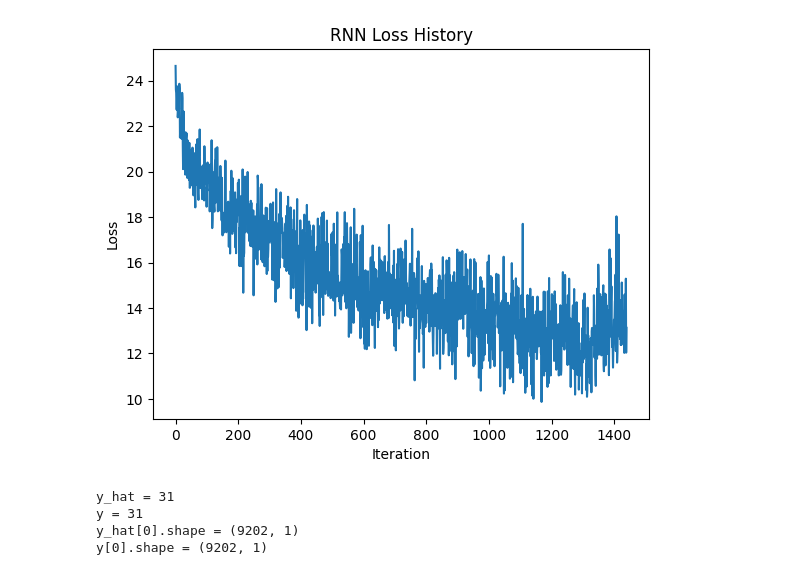
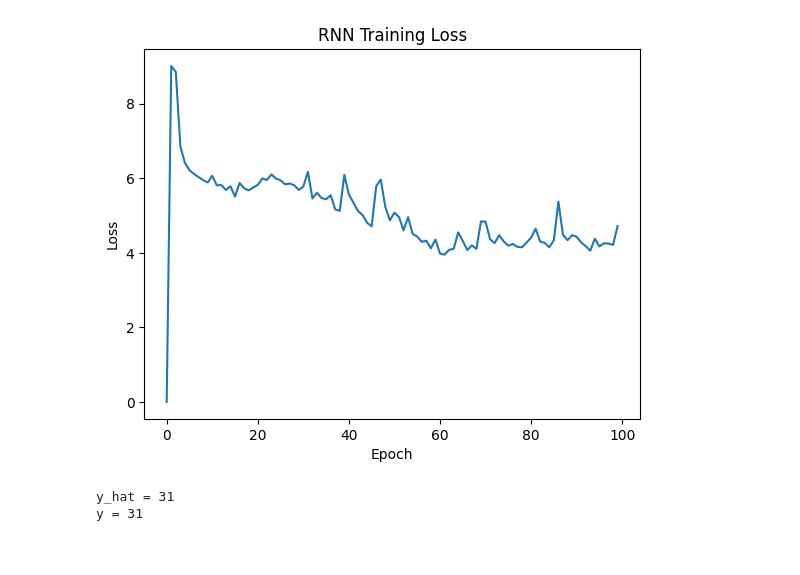
Before and after one commit to mngaonkar/micrograd, a Jupyter notebook: rnn-from-scratch.ipynb, the cells around one changed output. Saved outputs shown, nothing was run; the diff lists cells and outputs as text; code cells hidden in the pictures.

Commit message:
RNN training fixed

```diff
--- a/rnn-from-scratch.ipynb
+++ b/rnn-from-scratch.ipynb
@@ -139,3 +272,4 @@ corpus = Corpus(file_name='sign_of_four.txt')
 # %%
 # Create an RNN instance
-rnn = RNN(input_size=len(corpus.vocab), hidden_size=40, output_size=corpus.get_dim(), corpus=corpus)
+NUM_LAYERS = 6  # Number of layers in the RNN
+rnn = RNN(input_size=corpus.get_dim(), hidden_size=512, output_size=corpus.get_dim(), num_layers=NUM_LAYERS)
@@ -161,17 +276,27 @@ batch_data = corpus.get_batched_data(batch_size=SEQ_LENGTH)
+# %%
+SEQ_LENGTH = 8  # Length of each sequence
+batch_data = corpus.get_batched_data(batch_size=SEQ_LENGTH)
 # %%
+# Step forward and backward through the RNN
+
 train_data = next(batch_data)
 print(f"train_data input = {train_data[:SEQ_LENGTH-1]}")  # Exclude the last word for prediction
 print(f"train_data output = {train_data[1:SEQ_LENGTH]}")  # Exclude the first word for prediction
 
-y_hat = rnn.forward(train_data[:SEQ_LENGTH-1])
+xt = [mx.array(corpus.one_hot(x).T) for x in train_data[:SEQ_LENGTH-1]]
+print(f"xt shape = {len(xt)}")
+y_hat = rnn.forward(xt)
 
-# print(f"y_hat_words = {y_hat_words}")
-print(f"y_hat = {[corpus.one_hot_to_word(vector) for vector in y_hat.values()]}")  # Print the predicted outputs
+print(f"y_hat shape = {len(y_hat)}")
+# print(f"y_hat = {y_hat}")
+print(f"y_hat = {[corpus.one_hot_to_word(vector) for vector in y_hat]}")  # Print the predicted outputs
 
 # Calculate the loss
 y = [corpus.one_hot(word).T for word in train_data[1:SEQ_LENGTH]]
+print(f"y shape = {len(y[0])}")
 # loss_value = rnn.single_loss(list(y_hat.values())[-1], y[-1])
-loss_value = rnn.sequence_loss(list(y_hat.values()), y)
+loss_value = rnn.sequence_loss(y_hat, y)
+# loss_value = rnn.categorical_cross_entropy(list(y_hat.values()), y)
 print(f"Loss: {loss_value}")
 
 # Perform backward pass
@@ -179,5 +304,5 @@ rnn.zero_grad()
 rnn.backward(y)
 
 # Update weights
-rnn.step(learning_rate=0.1)
+rnn.step(learning_rate=0.005)
 # %% [output]
@@ -239,10 +369,13 @@ index = 1440, rnn_loss = 13.130086898803711
 # %%
-from matplotlib import pyplot as plt
-plt.plot(rnn_loss_history)
-plt.xlabel('Iteration')
+# Plot losses (convert to NumPy)
+import numpy as np
+import matplotlib.pyplot as plt
+np_losses = np.array([float(l) for l in rnn_loss_history])  # MLX to NumPy
+plt.plot(np_losses)
+plt.xlabel('Epoch')
 plt.ylabel('Loss')
-plt.title('RNN Loss History')
+plt.title('RNN Training Loss')
 plt.show()
 # %% [output]
-[figure, old version]
+[figure, new version]
 # %%
@@ -251,14 +385,9 @@ y = [corpus.one_hot(x).T for x in train_data[1:BATCH_SIZE]]
 # %%
 print(f"y_hat = {len(y_hat)}")
 print(f"y = {len(y)}")
-
-print(f"y_hat[0].shape = {y_hat[0].shape}")
-print(f"y[0].shape = {y[0].shape}")
 # %% [output]
 y_hat = 31
 y = 31
-y_hat[0].shape = (9202, 1)
-y[0].shape = (9202, 1)
 # %%
 rnn_loss = rnn.sequence_loss(y_hat, y)
 # %%
```
Also changed, not shown: parts of 14 cells of this notebook.
